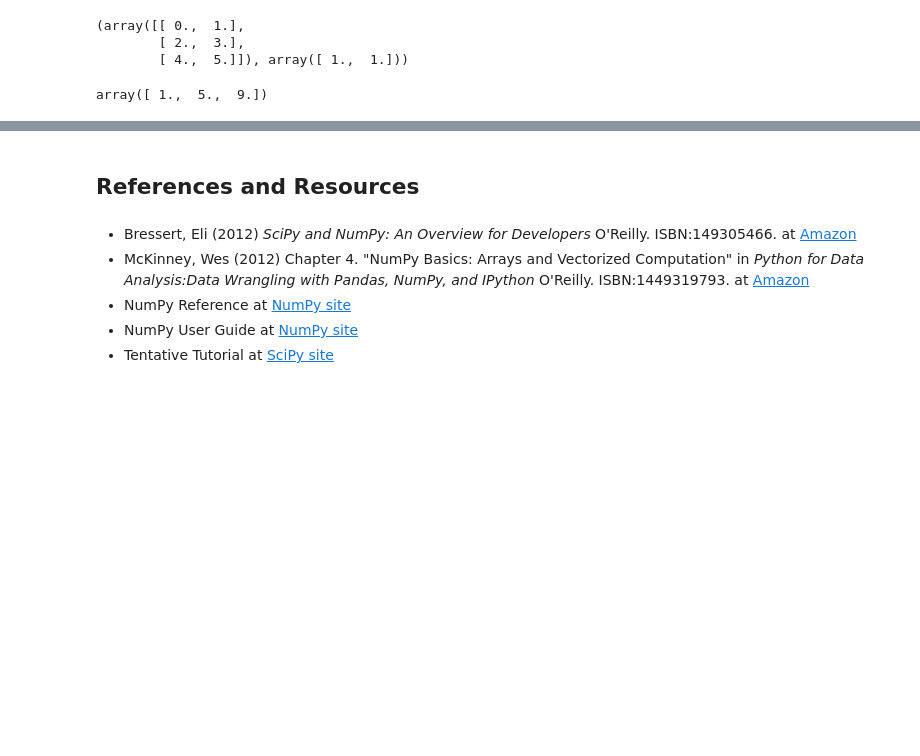
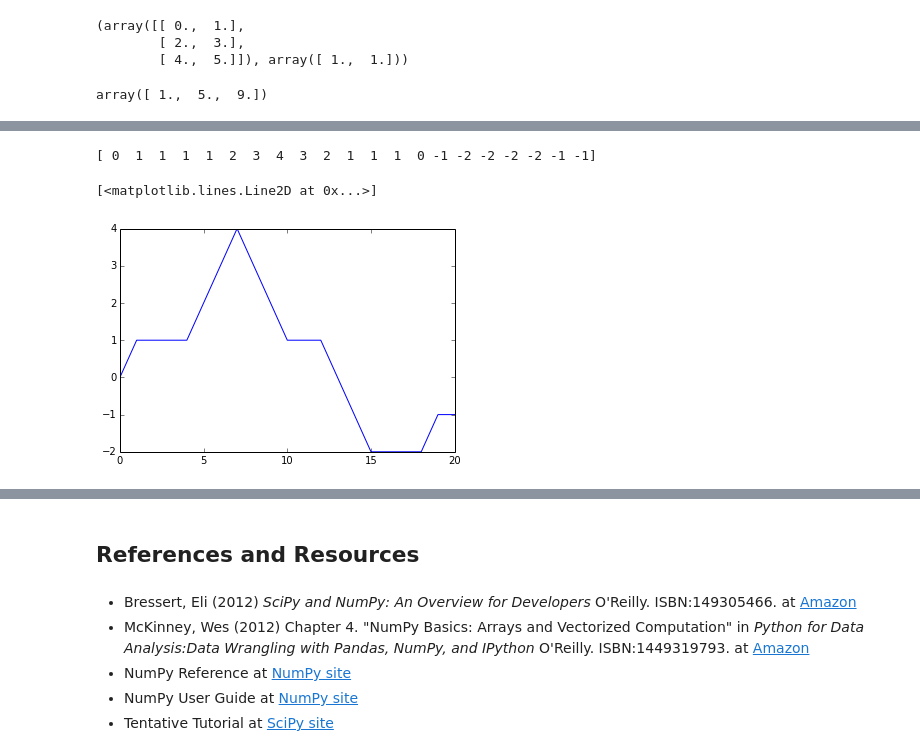
Before and after one commit to AkiraKaneshiro/pandasWorkshop, a Jupyter notebook: 0.ipynb, the cells around one changed output, grey strips where cells are left out. Drawn from its saved outputs; the diff is of its cells as text; code cells hidden in the pictures; blank space fills up the shorter version.

```diff
--- a/0.ipynb
+++ b/0.ipynb
@@ -290,0 +335,16 @@ array([ 1.,  5.,  9.])
+# %%
+np.random.seed(1234)    # we are now using numpy.random module
+T = range(21)           # t = 0, 1, ..., 20
+
+# numpy randint(low, high) returns an int from low (inclusive) to high (exclusive)
+draws = np.random.randint(0, 3, size=len(T))
+steps = np.where(draws == 2, -1, draws)
+steps[0] = 0
+walk  = steps.cumsum()
+
+print walk
+plt.plot(T, walk)
+# %% [output]
+[ 0  1  1  1  1  2  3  4  3  2  1  1  1  0 -1 -2 -2 -2 -2 -1 -1]
+[<matplotlib.lines.Line2D at 0x...>]
+[figure, added]
```
Also changed, not shown: parts of 20 cells of this notebook, 5 other files.
